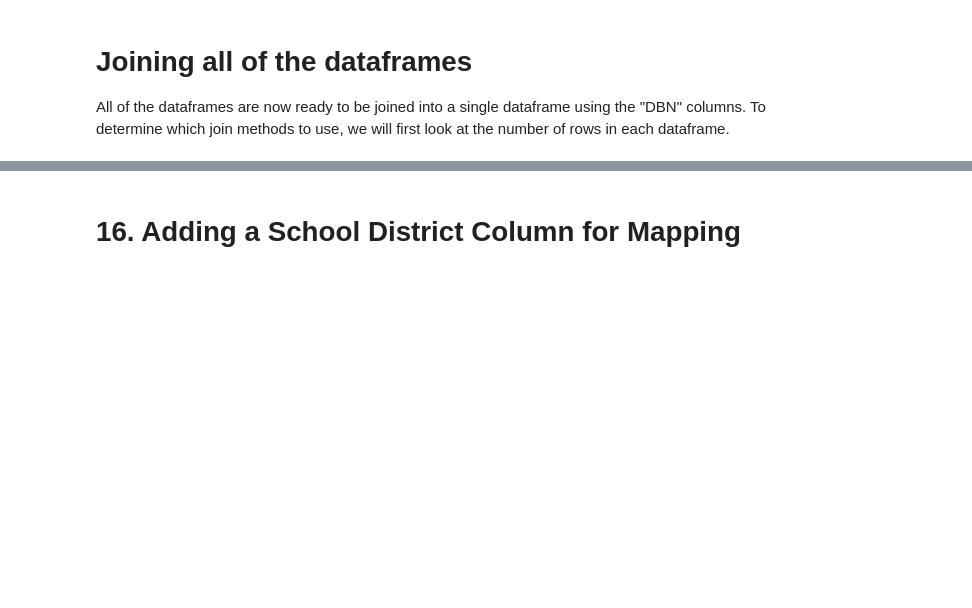
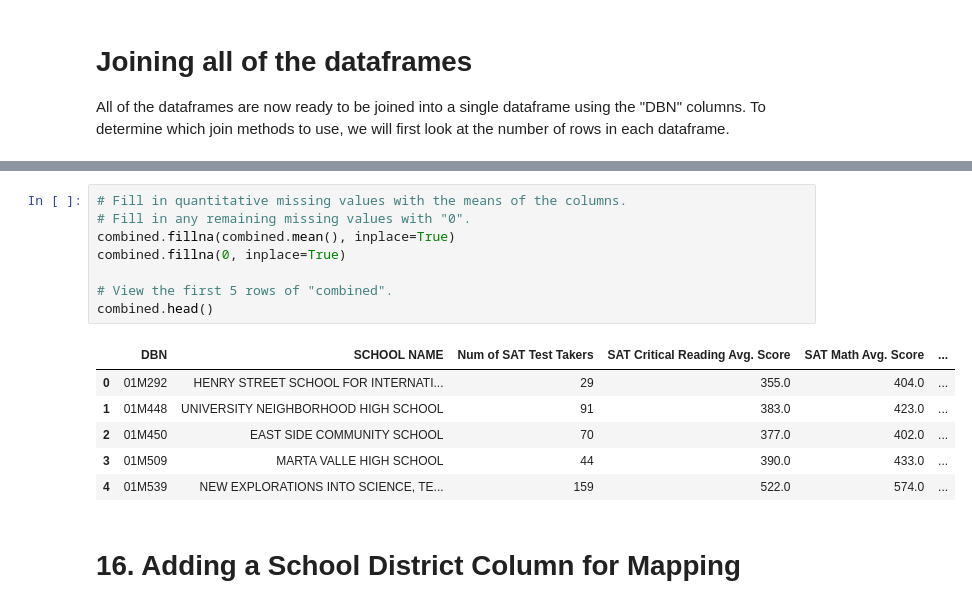
Before and after one commit to JustinToribio/cleaning-nyc-hs-data, a Jupyter notebook: notebooks/1.0-jt-clean-analyze-nyc-hs-data.ipynb, the cells around one changed output, grey strips where cells are left out. Drawn from its saved outputs; the diff is of its cells as text; blank space fills up the shorter version.

```diff
--- a/notebooks/1.0-jt-clean-analyze-nyc-hs-data.ipynb
+++ b/notebooks/1.0-jt-clean-analyze-nyc-hs-data.ipynb
@@ -718,3 +721,18 @@ combined.head()
+# %%
+# Fill in quantitative missing values with the means of the columns.
+# Fill in any remaining missing values with "0".
+combined.fillna(combined.mean(), inplace=True)
+combined.fillna(0, inplace=True)
+
+# View the first 5 rows of "combined".
+combined.head()
+# %% [output]
+|  | DBN | SCHOOL NAME | Num of SAT Test Takers | SAT Critical Reading Avg. Score | SAT Math Avg. Score | ... |
+| 0 | 01M292 | HENRY STREET SCHOOL FOR INTERNATI... | 29 | 355.0 | 404.0 | ... |
+| 1 | 01M448 | UNIVERSITY NEIGHBORHOOD HIGH SCHOOL | 91 | 383.0 | 423.0 | ... |
+| 2 | 01M450 | EAST SIDE COMMUNITY SCHOOL | 70 | 377.0 | 402.0 | ... |
+| 3 | 01M509 | MARTA VALLE HIGH SCHOOL | 44 | 390.0 | 433.0 | ... |
+| 4 | 01M539 | NEW EXPLORATIONS INTO SCIENCE, TE... | 159 | 522.0 | 574.0 | ... |
 # %% [markdown]
 # 16. Adding a School District Column for Mapping
 # %%
```
Also changed, not shown: parts of 45 cells of this notebook.
